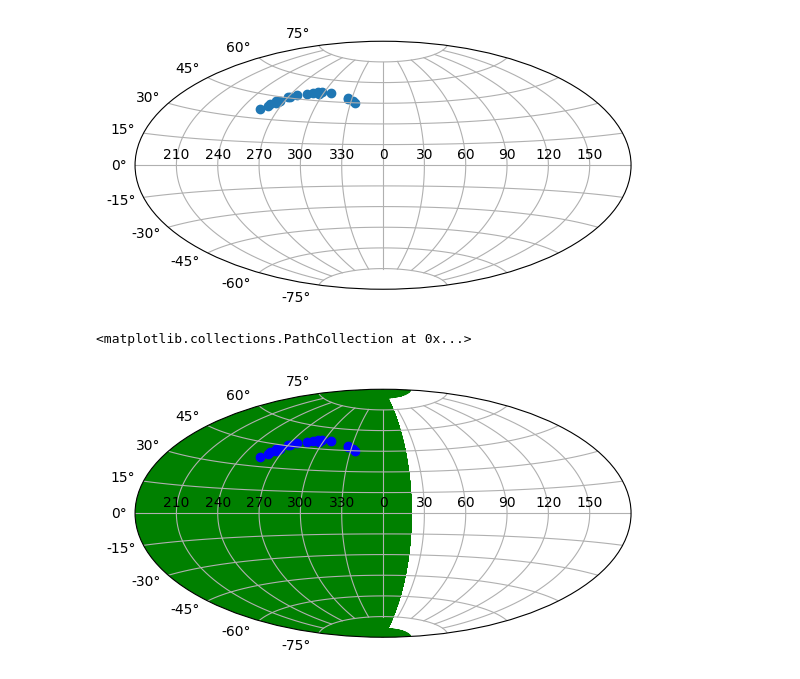
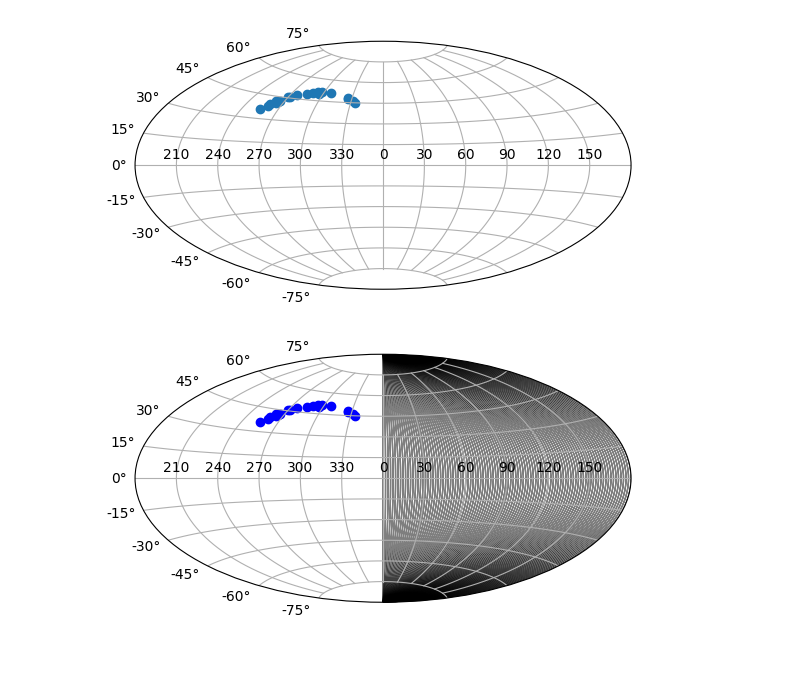
Before and after one commit to juliawmv/eROSITA-EDisCS, a Jupyter notebook: eROSITA EDisCS.ipynb, the cells around one changed output. Cells and saved outputs as stored; diff of their text form; code cells hidden in the pictures.

```diff
--- a/eROSITA EDisCS.ipynb
+++ b/eROSITA EDisCS.ipynb
@@ -170,13 +170,20 @@ bottoms = 170
 # %%
 # attempt at filling in the eROSITA region with the clusters projected on top
 
 ax = plt.subplot(111, projection='aitoff')
 tick_labels = np.array([210,240,270,300,330,0,30,60,90,120,150])
 ax.set_xticklabels(tick_labels)
 ax.grid(True)
-x = [-90,-60,-30,30,60,90]
-ax.fill_betweenx(edges, values, bottoms, color='g')
+
+theta_region = np.linspace(0, np.pi, 100)
+phi_region = np.linspace(-np.pi/2, np.pi/2, 50)
+theta_region, phi_region = np.meshgrid(theta_region, phi_region)
+z_region = np.sin(phi_region)
+
+# Fill the region with a color
+ax.fill(theta_region, phi_region, color='black', alpha=0.5)
+
 plt.scatter(gal_coords.l.wrap_at('180d').radian, gal_coords.b.radian,color='b')
+plt.show()
 # %% [output]
-<matplotlib.collections.PathCollection at 0x...>
-[figure, old version]
+[figure, new version]
```
